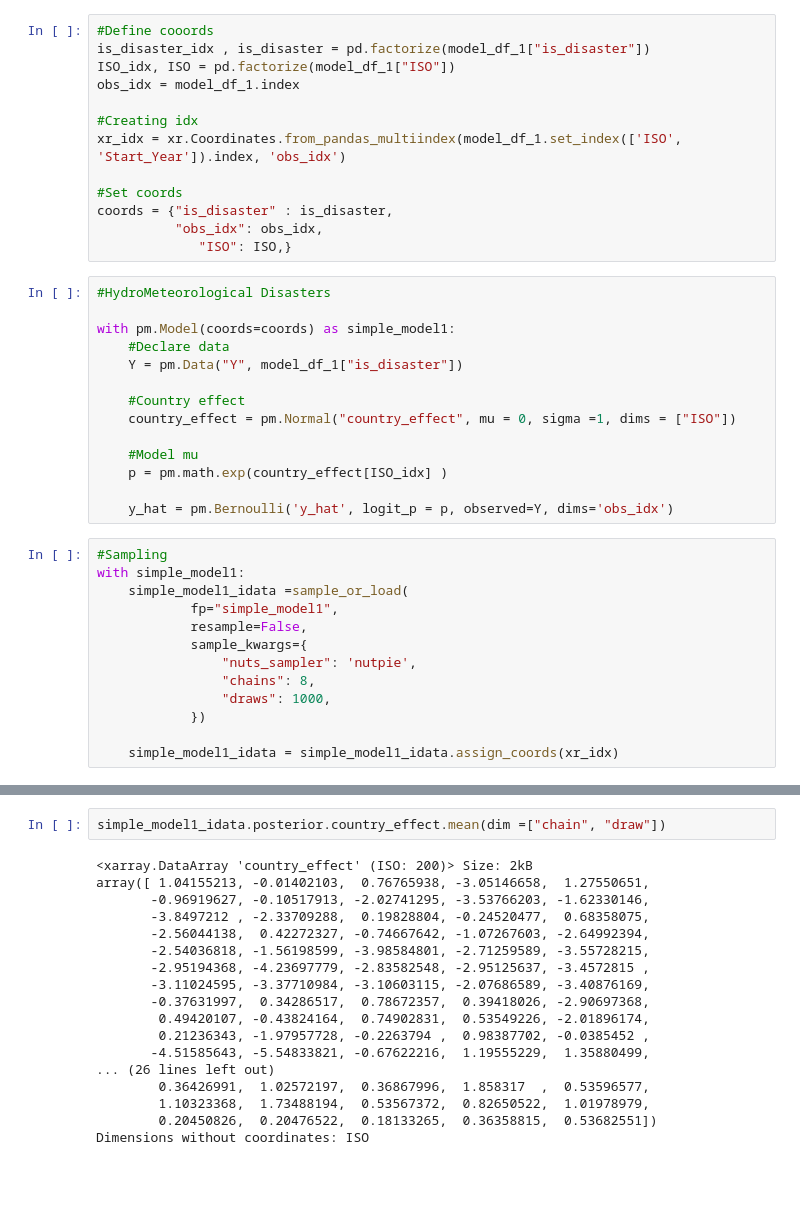
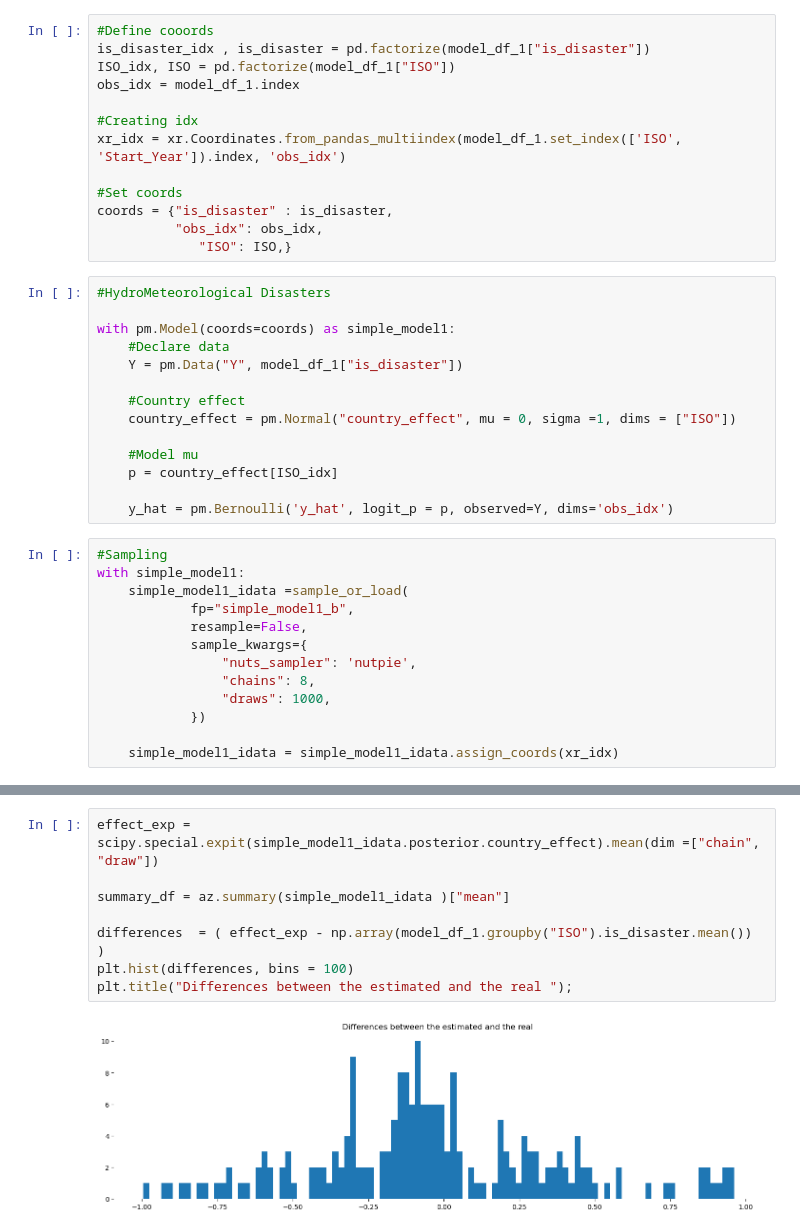
Before and after one commit to jessegrabowski/laos-climate-change, a Jupyter notebook: notebooks/New_joint_models.ipynb, the cells around one changed output, grey strips where cells are left out. Saved outputs shown, nothing was run; the diff lists cells and outputs as text; blank space fills up the shorter version.

Commit message:
adding progress on joint models

```diff
--- a/notebooks/New_joint_models.ipynb
+++ b/notebooks/New_joint_models.ipynb
@@ -456,14 +453,14 @@ with pm.Model(coords=coords) as simple_model1:
     country_effect = pm.Normal("country_effect", mu = 0, sigma =1, dims = ["ISO"])
 
     #Model mu
-    p = pm.math.exp(country_effect[ISO_idx] )
+    p = country_effect[ISO_idx]
 
     y_hat = pm.Bernoulli('y_hat', logit_p = p, observed=Y, dims='obs_idx')
 # %%
 #Sampling
 with simple_model1:
     simple_model1_idata =sample_or_load(
-            fp="simple_model1",
+            fp="simple_model1_b",
             resample=False,
             sample_kwargs={
                 "nuts_sampler": 'nutpie',
@@ -475,20 +495,10 @@ with simple_model1:
 # %%
-simple_model1_idata.posterior.country_effect.mean(dim =["chain", "draw"])
+effect_exp = scipy.special.expit(simple_model1_idata.posterior.country_effect).mean(dim =["chain", "draw"])
+
+summary_df = az.summary(simple_model1_idata )["mean"]
+
+differences  = ( effect_exp - np.array(model_df_1.groupby("ISO").is_disaster.mean()) )
+plt.hist(differences, bins = 100)
+plt.title("Differences between the estimated and the real ");
 # %% [output]
-<xarray.DataArray 'country_effect' (ISO: 200)> Size: 2kB
-array([ 1.04155213, -0.01402103,  0.76765938, -3.05146658,  1.27550651,
-       -0.96919627, -0.10517913, -2.02741295, -3.53766203, -1.62330146,
-       -3.8497212 , -2.33709288,  0.19828804, -0.24520477,  0.68358075,
-       -2.56044138,  0.42272327, -0.74667642, -1.07267603, -2.64992394,
-       -2.54036818, -1.56198599, -3.98584801, -2.71259589, -3.55728215,
-       -2.95194368, -4.23697779, -2.83582548, -2.95125637, -3.4572815 ,
-       -3.11024595, -3.37710984, -3.10603115, -2.07686589, -3.40876169,
-       -0.37631997,  0.34286517,  0.78672357,  0.39418026, -2.90697368,
-        0.49420107, -0.43824164,  0.74902831,  0.53549226, -2.01896174,
-        0.21236343, -1.97957728, -0.2263794 ,  0.98387702, -0.0385452 ,
-       -4.51585643, -5.54833821, -0.67622216,  1.19555229,  1.35880499,
-... (26 lines left out)
-        0.36426991,  1.02572197,  0.36867996,  1.858317  ,  0.53596577,
-        1.10323368,  1.73488194,  0.53567372,  0.82650522,  1.01978979,
-        0.20450826,  0.20476522,  0.18133265,  0.36358815,  0.53682551])
-Dimensions without coordinates: ISO
+[figure, added]
```
Also changed, not shown: parts of 37 cells of this notebook.
